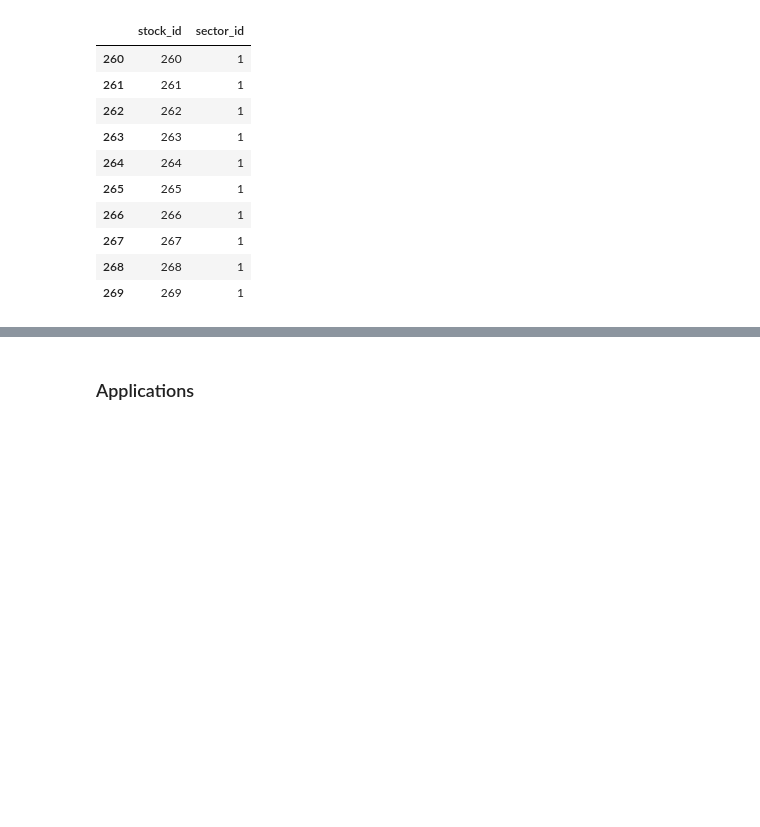
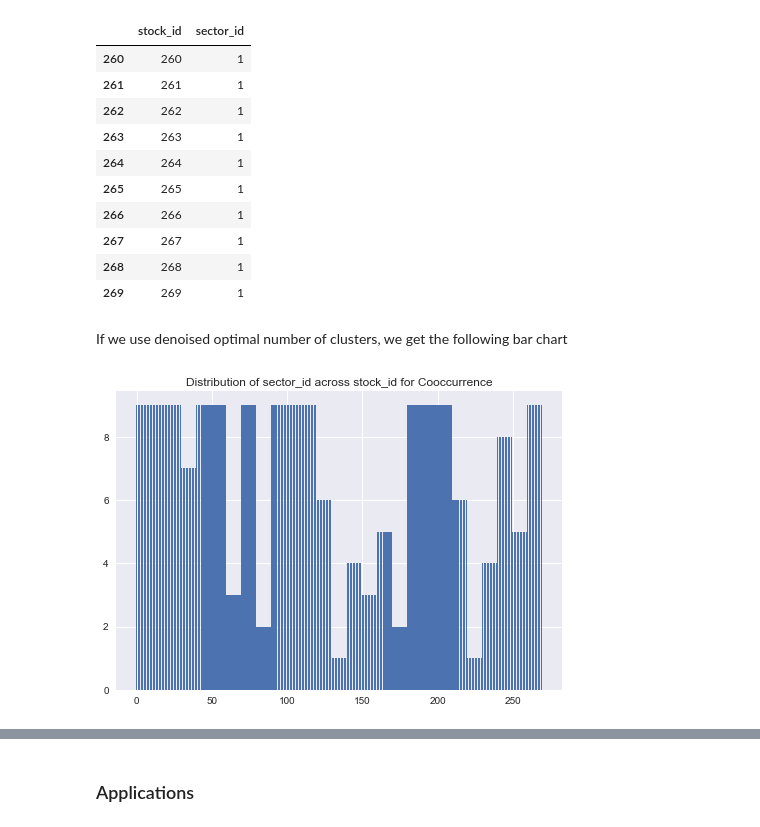
Before and after one commit to ArtemShuvalov/Heterogeneous-Time-Series, a Jupyter notebook: hts_notebook.ipynb, the cells around one changed output, grey strips where cells are left out. Saved outputs shown, nothing was run; the diff lists cells and outputs as text; code cells hidden in the pictures; blank space fills up the shorter version.

```diff
--- a/hts_notebook.ipynb
+++ b/hts_notebook.ipynb
@@ -205,7 +233,7 @@ optimal_number_of_clusters = get_optimal_clusters_plot(clusters_dict=clusters_di
 # %%
-get_coocurrence_matrix_plot(dtw_matrix=dtw_matrix,
-                            optimal_number_of_clusters=optimal_number_of_clusters,
-                            n_runs=10000)
+consensus_labels_cooccurrence = get_coocurrence_matrix_plot(dtw_matrix=dtw_matrix,
+                                                            optimal_number_of_clusters=optimal_number_of_clusters,
+                                                            n_runs=10000)
 # %% [output]
 [figure]
 # %% [markdown]
@@ -235,3 +261,14 @@ df_sectors[df_sectors.sector_id == 1]
 | 267 | 267 | 1 |
 | 268 | 268 | 1 |
 | 269 | 269 | 1 |
+# %% [markdown]
+If we use denoised optimal number of clusters, we get the following bar chart
+# %%
+df_sectors_map_cooccurrence = get_sectors(consensus_labels=consensus_labels_cooccurrence)
+
+plt.bar(df_sectors_map_cooccurrence.stock_id,
+        df_sectors_map_cooccurrence.sector_id)
+plt.title('Distribution of sector_id across stock_id for Cooccurrence')
+plt.show()
+# %% [output]
+[figure, added]
```
Also changed, not shown: parts of 15 cells of this notebook, 7 other files.
